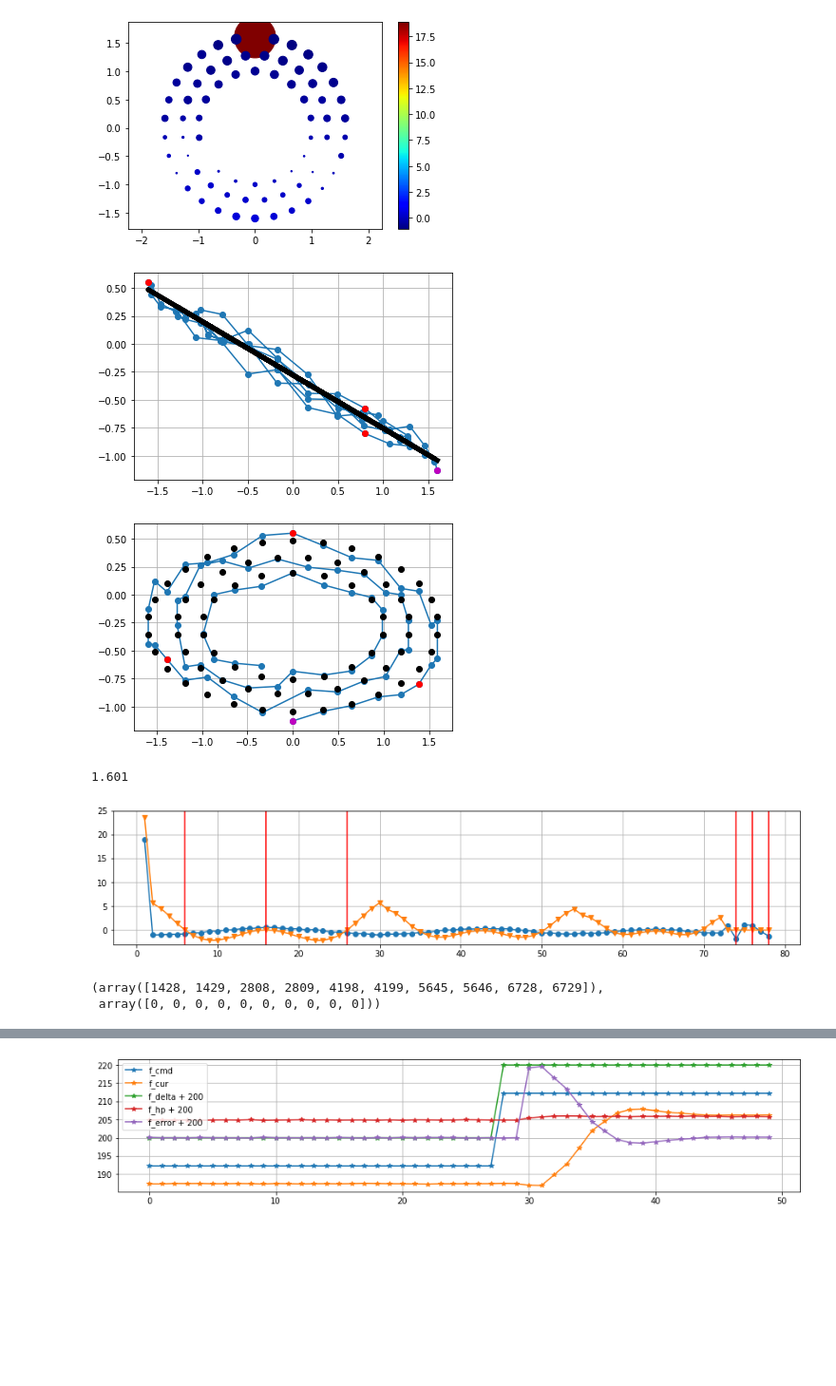
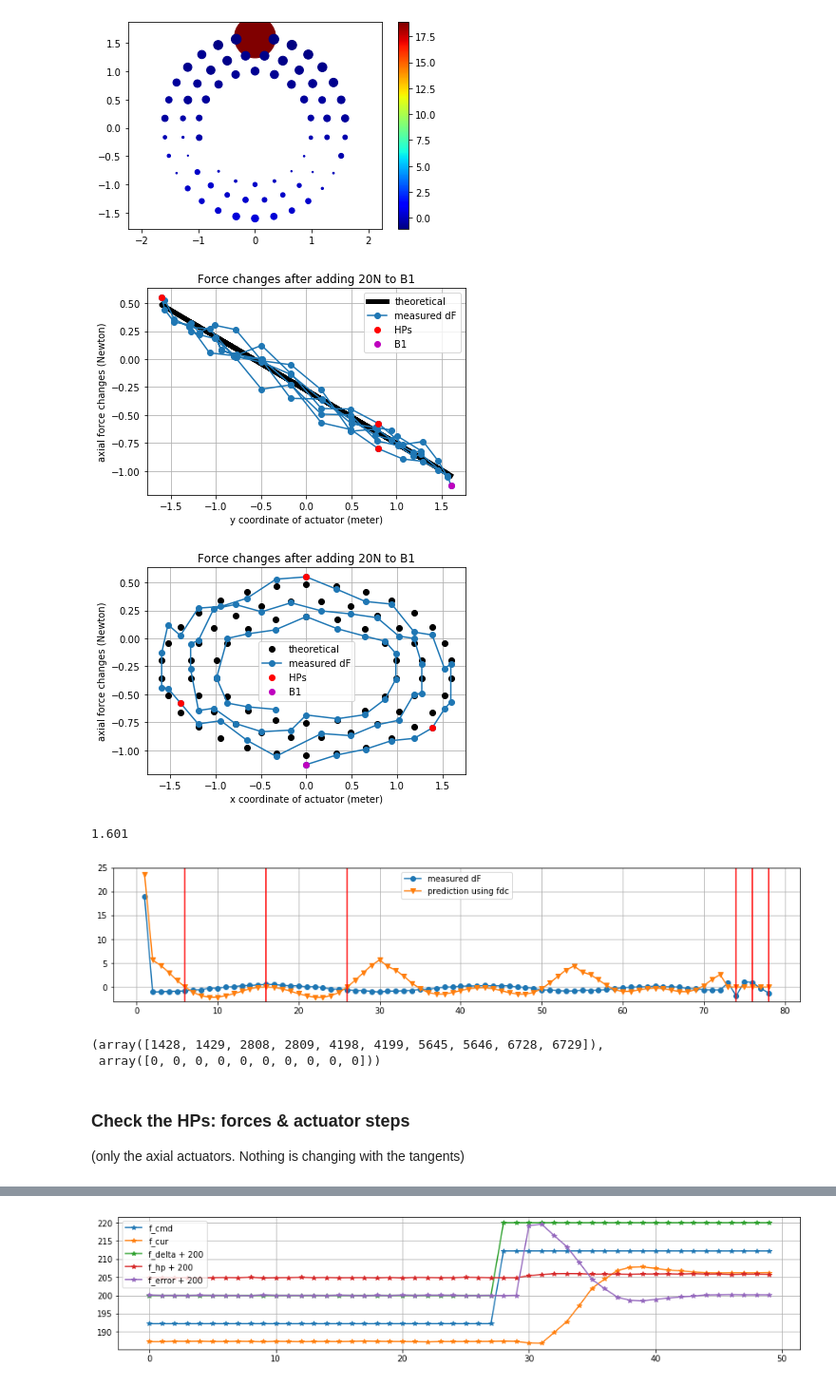
Before and after one commit to bxin/M2_summit_2003, a Jupyter notebook: a06_CL_B1_F.ipynb, the cells around one changed output, grey strips where cells are left out. Shown at 95% size. Cells and saved outputs as stored; diff of their text form; code cells hidden in the pictures; blank space fills up the shorter version.

```diff
--- a/a06_CL_B1_F.ipynb
+++ b/a06_CL_B1_F.ipynb
@@ -344,10 +346,10 @@ print('sum of 72 = %.2f N'%sum(data['f_hp'][0,:72]))
 sum of 72 = 398.83 N
 [figure]
 # %%
-aa = np.loadtxt('../github/data/M2_1um_72_force.txt')
-# to have +x going to right, and +y going up, we need to transpose and reverse x and y
-xact = -aa[:,2]
-yact = -aa[:,1]
+aa = np.loadtxt('../M2_FEA/data/M2_1um_72_force.txt')
+# these are now in M2 CS (used to be in M2 FEA CS)
+xact = aa[:,1]
+yact = aa[:,2]
 #actLabels = [i+10 for i in range(72)]
 # %%
 aa = data['f_cmd'][0,:72]- data['force'][0,:72]
@@ -379,23 +381,32 @@ aa[0] -= 20
 # %%
 #force distribution that produces 1N*m of Mx
 F_FB_Mx = -1/sum(yact**2) * yact #imagine a Fy distribution where (Fy[i] in N) = (yact[i] in meter)
-bb = F_FB_Mx* 20*yact[0] - 20/72.
+bb = F_FB_Mx* 20*yact[0] #force distribution needed to cancel moment Mx = 20*yact[0]
+bb -= 20/72. #uniform distribution for cancelling net z
 # %%
-plt.plot(yact,aa,'-o')
-plt.plot(yact[[5,15,25]], aa[[5,15,25]], 'ro')
-plt.plot(yact[0], aa[0], 'mo')
-plt.plot(yact,bb,'-k', linewidth=5)
+plt.plot(yact,bb,'-k', linewidth=5, label='theoretical')
+plt.plot(yact,aa,'-o',label='measured dF')
+plt.plot(yact[[5,15,25]], aa[[5,15,25]], 'ro', label='HPs')
+plt.plot(yact[0], aa[0], 'mo', label='B1')
 plt.grid()
+plt.ylabel('axial force changes (Newton)')
+plt.xlabel('y coordinate of actuator (meter)')
+plt.title('Force changes after adding 20N to B1')
+plt.legend();
 # %% [output]
-[figure, old version]
+[figure, new version]
 # %%
-plt.plot(xact,aa,'-o')
-plt.plot(xact[[5,15,25]], aa[[5,15,25]], 'ro')
-plt.plot(xact[0], aa[0], 'mo')
-plt.plot(xact,bb,'ko')
+plt.plot(xact,bb,'ko', linewidth=5, label='theoretical')
+plt.plot(xact,aa,'-o',label='measured dF')
+plt.plot(xact[[5,15,25]], aa[[5,15,25]], 'ro', label='HPs')
+plt.plot(xact[0], aa[0], 'mo', label='B1')
 plt.grid()
+plt.ylabel('axial force changes (Newton)')
+plt.xlabel('x coordinate of actuator (meter)')
+plt.title('Force changes after adding 20N to B1')
+plt.legend();
 # %% [output]
-[figure, old version]
+[figure, new version]
 # %%
 yact[0]
 # %% [output]
@@ -411,16 +422,17 @@ fdc = aa.transpose()
 x0 = np.linspace(1,78, 78)
 aa = data['force'][2000,:]- data['force'][0,:]
 fig, ax = plt.subplots(figsize=(15,3))
-plt.plot(x0,aa,'-o')
-plt.plot(x0, fdc[:,0]*20,'-v')
+plt.plot(x0,aa,'-o',label='measured dF')
+plt.plot(x0, fdc[:,0]*20,'-v', label='prediction using fdc')
 #plt.plot(-kdc[:,0]*20/50, '-v')
 plt.grid()
+plt.legend();
 #yy=[-2, 4]
 yy=[-3, 25]
 plt.ylim(yy)
-for i in data['hp'][0]:
+for i in data['hp'][0]: #these are IDs for HPs
     plt.plot([i,i],yy,'-r')
 #ax.set_xticklabels(actLabels)
 # %% [output]
-[figure, old version]
+[figure, new version]
 # %%
@@ -428,3 +441,6 @@ np.where(data['f_cmd'] - data['force'] - data['f_hp']-data['f_error']>10)
 # %% [output]
 (array([1428, 1429, 2808, 2809, 4198, 4199, 5645, 5646, 6728, 6729]),
  array([0, 0, 0, 0, 0, 0, 0, 0, 0, 0]))
+# %% [markdown]
+### Check the HPs: forces & actuator steps
+(only the axial actuators. Nothing is changing with the tangents)
```
Also changed, not shown: parts of 17 cells of this notebook, 2 other files.
